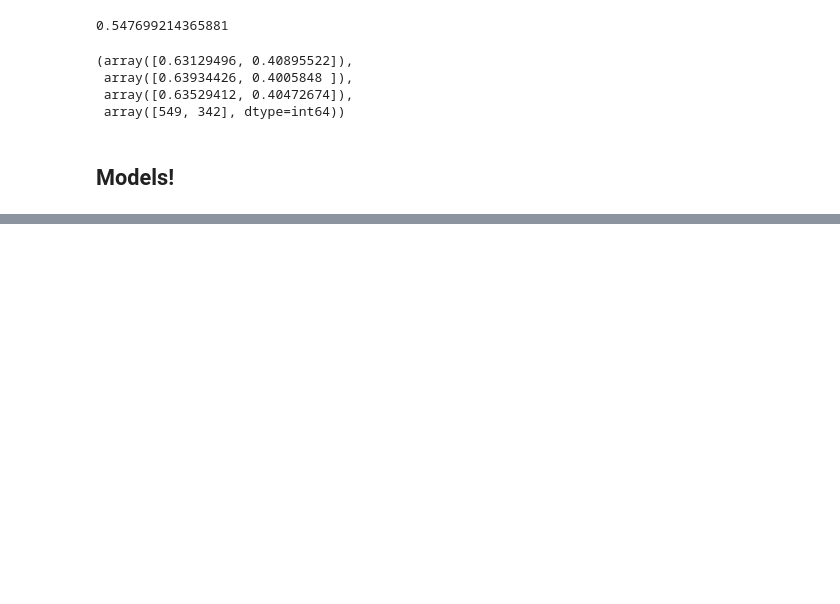
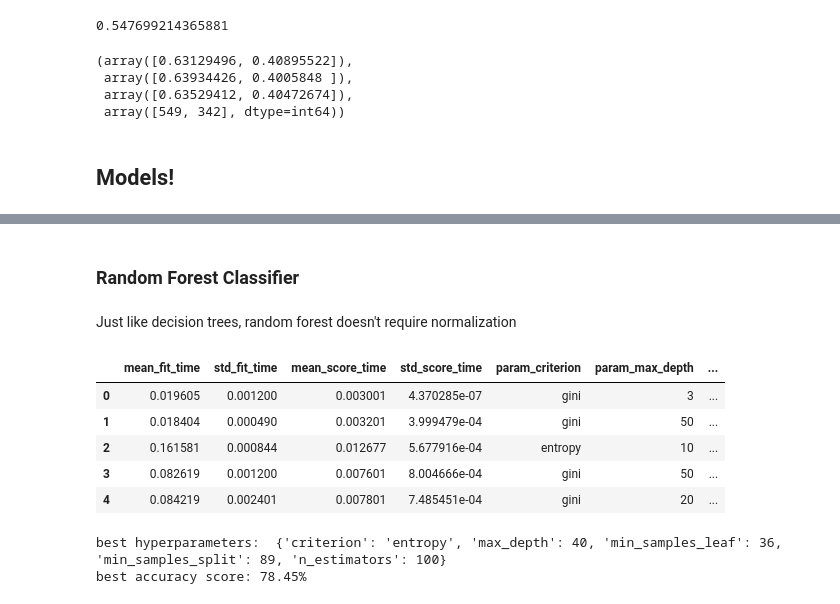
Before and after one commit to vinimoti/Titanic-Kaggle, a Jupyter notebook: Second try.ipynb, the cells around one changed output, grey strips where cells are left out. Cells and saved outputs as stored; diff of their text form; code cells hidden in the pictures; blank space fills up the shorter version.

```diff
--- a/Second try.ipynb
+++ b/Second try.ipynb
@@ -394,0 +471,35 @@ cv = KFold(n_splits = 5, random_state=SEED, shuffle = True)
+# %% [markdown]
+### Random Forest Classifier
+# %% [markdown]
+Just like decision trees, random forest doesn't require normalization
+# %%
+params = {
+    "n_estimators": [10,50,100],
+    "max_depth" : [3,5,10,15,20,30,40,50,100,None],
+    "min_samples_split": randint(32,128),
+    "min_samples_leaf": randint(32,128),
+    "criterion": ["gini", "entropy"]
+
+}
+
+search = RandomizedSearchCV(RandomForestClassifier(),
+                    params,
+                    n_iter = 128,
+                    cv = cv,
+                    random_state = SEED)
+
+search.fit(X, y)
+results = pd.DataFrame(search.cv_results_)
+results.head()
+# %% [output]
+|  | mean_fit_time | std_fit_time | mean_score_time | std_score_time | param_criterion | param_max_depth | ... |
+| 0 | 0.019605 | 0.001200 | 0.003001 | 4.370285e-07 | gini | 3 | ... |
+| 1 | 0.018404 | 0.000490 | 0.003201 | 3.999479e-04 | gini | 50 | ... |
+| 2 | 0.161581 | 0.000844 | 0.012677 | 5.677916e-04 | entropy | 10 | ... |
+| 3 | 0.082619 | 0.001200 | 0.007601 | 8.004666e-04 | gini | 50 | ... |
+| 4 | 0.084219 | 0.002401 | 0.007801 | 7.485451e-04 | gini | 20 | ... |
+# %%
+print_results(search)
+# %% [output]
+best hyperparameters:  {'criterion': 'entropy', 'max_depth': 40, 'min_samples_leaf': 36, 'min_samples_split': 89, 'n_estimators': 100}
+best accuracy score: 78.45%
```
Also changed, not shown: parts of 48 cells of this notebook, 5 other files.
